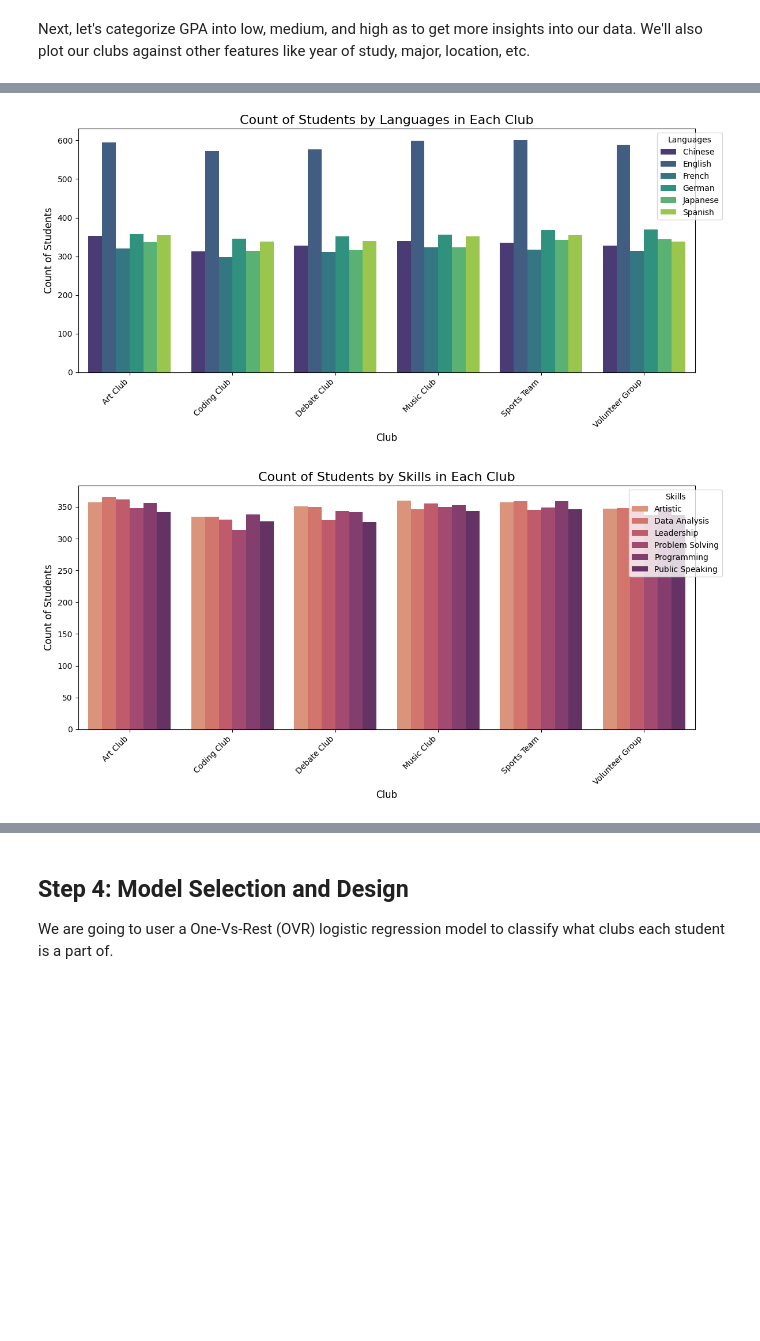
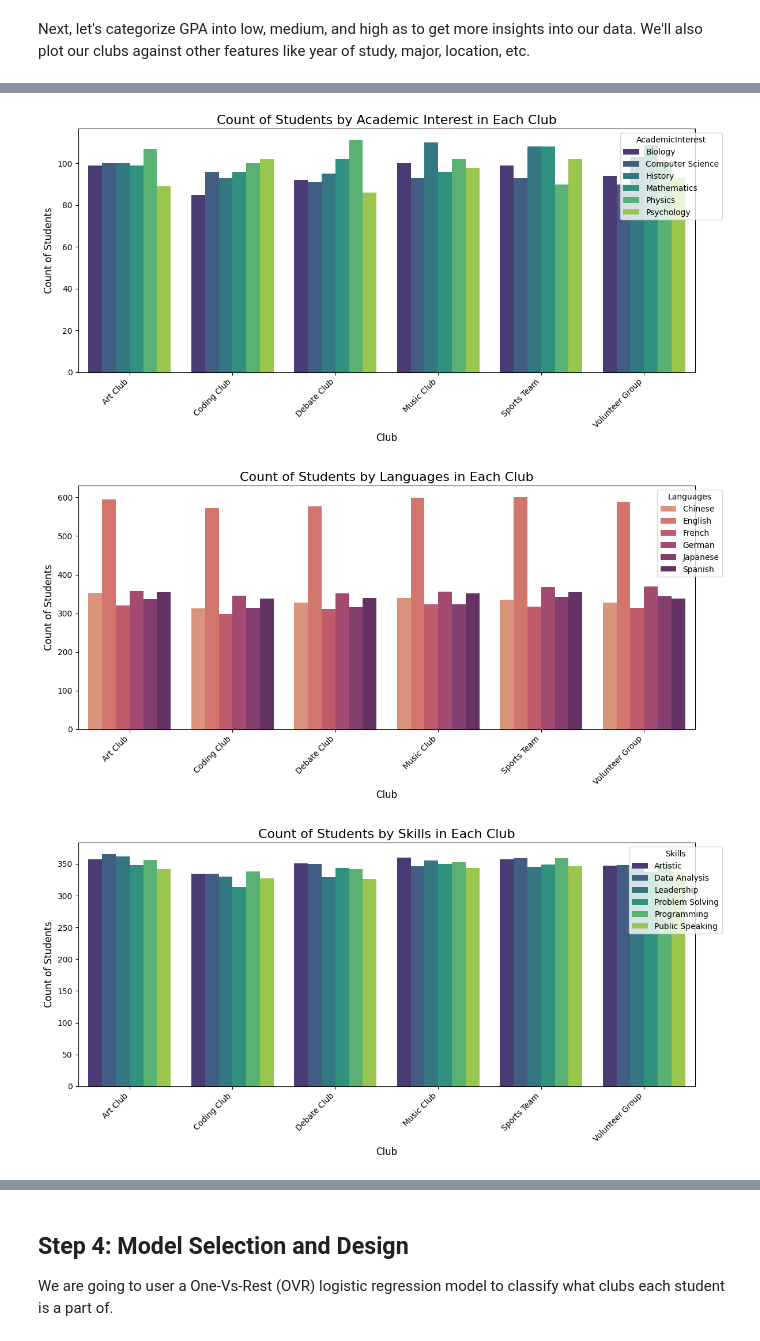
Before and after one commit to noahvezina26/student-clubs-ml, a Jupyter notebook: project.ipynb, the cells around one changed output, grey strips where cells are left out. Drawn from its saved outputs; the diff is of its cells as text; code cells hidden in the pictures; blank space fills up the shorter version.

Commit message:
Academic interests+ formatting

```diff
--- a/project.ipynb
+++ b/project.ipynb
@@ -279,7 +279,7 @@ df.head()
 from pandas.api.types import CategoricalDtype, infer_dtype
 
 def plot_club_counts(data, group_by, hue, palette, title, legend_title):
-    # Ensure that the columns are not lists when performing groupby
+
     counts = data.groupby(group_by).size().reset_index(name='Count')
 
     plt.figure(figsize=(12, 6))
@@ -287,9 +287,9 @@ def plot_club_counts(data, group_by, hue, palette, title, legend_title):
     if hue in counts.columns:
         sns.barplot(data=counts, x=group_by[1], y='Count', hue=hue, palette=palette)
     else:
-        sns.barplot(data=counts, x=group_by[1], y='Count', palette=palette)  # Only use palette without hue
+        sns.barplot(data=counts, x=group_by[1], y='Count', palette=palette)
 
-    # Add legend only if hue was used
+
     if hue in counts:
         plt.legend(title=legend_title, loc='upper right', bbox_to_anchor=(1.05, 1))
 
@@ -301,12 +301,12 @@ def plot_club_counts(data, group_by, hue, palette, title, legend_title):
     plt.tight_layout()
     plt.show()
 
-# Ensure 'ClubMemberships' is split and exploded into rows, no longer as a list
+
 if infer_dtype(df["ClubMemberships"]) == "string":
     df['ClubMemberships'] = df['ClubMemberships'].str.split(', ')
 df_exploded = df.explode('ClubMemberships')
 
-# Plotting for different columns
+
 plot_club_counts(
     data=df_exploded,
     group_by=['CategoricalGPA', 'ClubMemberships'],
@@ -343,38 +343,48 @@ plot_club_counts(
     legend_title='Major'
 )
 
-# Ensure 'Languages' is split and exploded into rows, no longer as a list
+plot_club_counts(
+    data=df_exploded,
+    group_by=['AcademicInterest', 'ClubMemberships'],
+    hue='AcademicInterest',
+    palette="viridis",
+    title='Count of Students by Academic Interest in Each Club',
+    legend_title='AcademicInterest'
+)
+
+
 if infer_dtype(df["Languages"]) == "string":
     df_exploded['Languages'] = df_exploded['Languages'].str.split(', ')
 df_exploded_languages = df_exploded.explode('Languages')
 
 plot_club_counts(
     data=df_exploded_languages,
     group_by=['Languages', 'ClubMemberships'],
     hue='Languages',
-    palette="viridis",
+    palette="flare",
     title='Count of Students by Languages in Each Club',
     legend_title='Languages'
 )
 
-# Ensure 'Skills' is split and exploded into rows, no longer as a list
+
 if infer_dtype(df["Skills"]) == "string":
     df_exploded['Skills'] = df_exploded['Skills'].str.split(', ')
 df_exploded_skills = df_exploded.explode('Skills')
 
 plot_club_counts(
     data=df_exploded_skills,
     group_by=['Skills', 'ClubMemberships'],
     hue='Skills',
-    palette="flare",
+    palette="viridis",
     title='Count of Students by Skills in Each Club',
     legend_title='Skills'
 )
 # %% [output]
 [figure]
 [figure]
 [figure]
 [figure]
-[figure, old version]
+[figure, new version]
-[figure, old version]
+[figure, new version]
+[figure, added]
 # %% [markdown]
```
Also changed, not shown: parts of 2 cells of this notebook.
